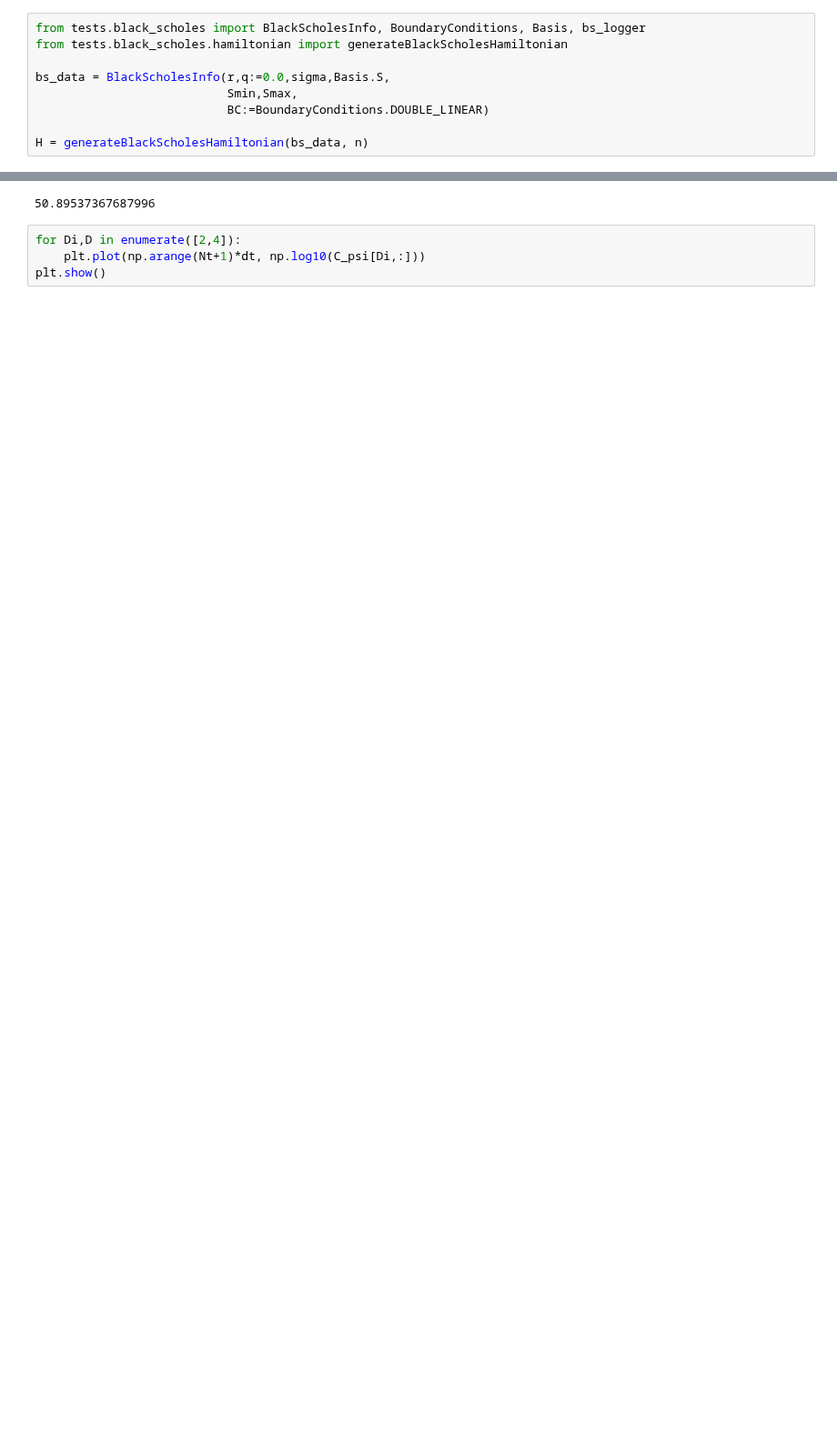
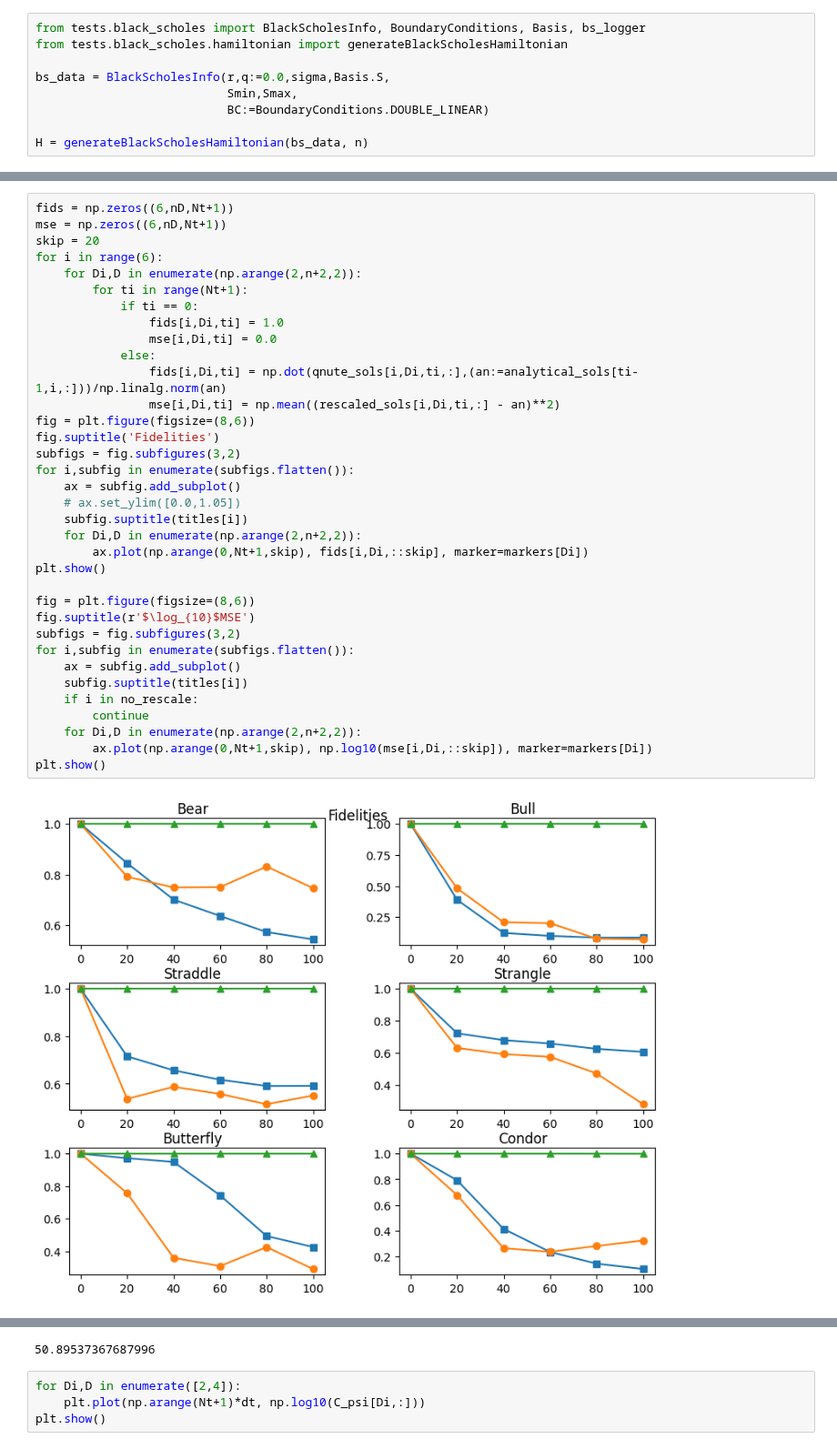
Before and after one commit to KnightShuffler/Quantum-Non-Unitary-Time-Evolution-Public-, a Jupyter notebook: sandbox.ipynb, the cells around one changed output, grey strips where cells are left out. Shown at 91% size. Drawn from its saved outputs; the diff is of its cells as text; blank space fills up the shorter version.

```diff
--- a/sandbox.ipynb
+++ b/sandbox.ipynb
@@ -216,0 +363,37 @@ plt.show()
+# %%
+fids = np.zeros((6,nD,Nt+1))
+mse = np.zeros((6,nD,Nt+1))
+skip = 20
+for i in range(6):
+    for Di,D in enumerate(np.arange(2,n+2,2)):
+        for ti in range(Nt+1):
+            if ti == 0:
+                fids[i,Di,ti] = 1.0
+                mse[i,Di,ti] = 0.0
+            else:
+                fids[i,Di,ti] = np.dot(qnute_sols[i,Di,ti,:],(an:=analytical_sols[ti-1,i,:]))/np.linalg.norm(an)
+                mse[i,Di,ti] = np.mean((rescaled_sols[i,Di,ti,:] - an)**2)
+fig = plt.figure(figsize=(8,6))
+fig.suptitle('Fidelities')
+subfigs = fig.subfigures(3,2)
+for i,subfig in enumerate(subfigs.flatten()):
+    ax = subfig.add_subplot()
+    # ax.set_ylim([0.0,1.05])
+    subfig.suptitle(titles[i])
+    for Di,D in enumerate(np.arange(2,n+2,2)):
+        ax.plot(np.arange(0,Nt+1,skip), fids[i,Di,::skip], marker=markers[Di])
+plt.show()
+
+fig = plt.figure(figsize=(8,6))
+fig.suptitle(r'$\log_{10}$MSE')
+subfigs = fig.subfigures(3,2)
+for i,subfig in enumerate(subfigs.flatten()):
+    ax = subfig.add_subplot()
+    subfig.suptitle(titles[i])
+    if i in no_rescale:
+        continue
+    for Di,D in enumerate(np.arange(2,n+2,2)):
+        ax.plot(np.arange(0,Nt+1,skip), np.log10(mse[i,Di,::skip]), marker=markers[Di])
+plt.show()
+# %% [output]
+[figure, added]
```
Also changed, not shown: parts of 9 cells of this notebook.
